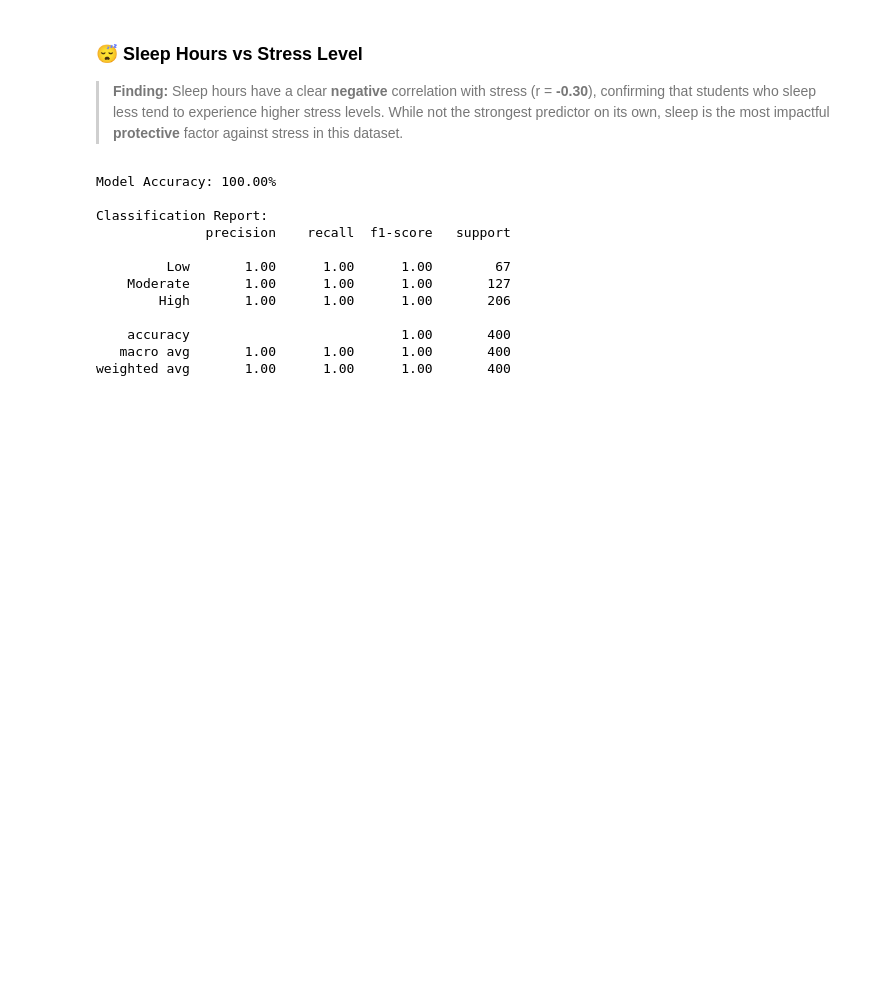
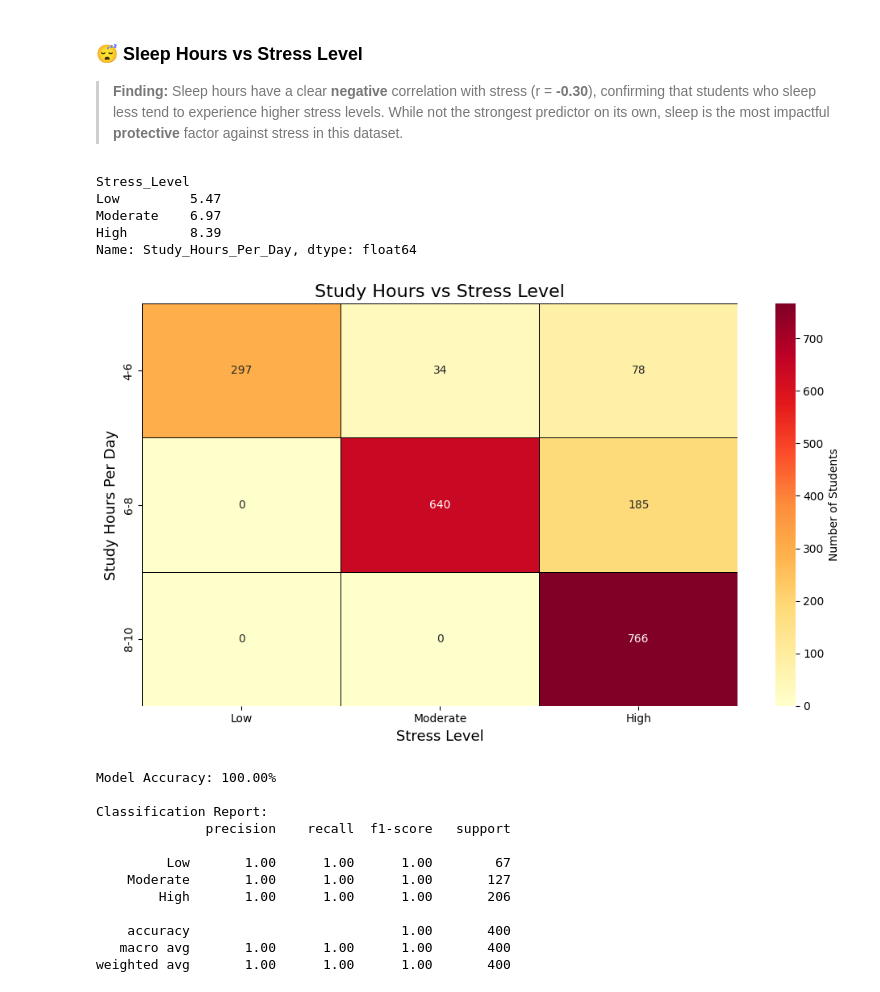
Before and after one commit to MZemik/student-lifestyle-analysis, a Jupyter notebook: student_lifestyle_analysis.ipynb, the cells around one changed output. Saved outputs shown, nothing was run; the diff lists cells and outputs as text; code cells hidden in the pictures; blank space fills up the shorter version.

Commit message:
feat: stress vs study hours heatmap (#12)

```diff
--- a/student_lifestyle_analysis.ipynb
+++ b/student_lifestyle_analysis.ipynb
@@ -201,6 +201,36 @@ plot_hours_vs_stress_heatmap(
 ### 😴 Sleep Hours vs Stress Level
 
 > **Finding:** Sleep hours have a clear **negative** correlation with stress (r = **-0.30**), confirming that students who sleep less tend to experience higher stress levels. While not the strongest predictor on its own, sleep is the most impactful **protective** factor against stress in this dataset.
+# %%
+mean_study_stress = df_realnames_lifestyle.groupby("Stress_Level", observed=False)["Study_Hours_Per_Day"].mean().round(2)
+print(mean_study_stress)
+# %% [output]
+Stress_Level
+Low         5.47
+Moderate    6.97
+High        8.39
+Name: Study_Hours_Per_Day, dtype: float64
+# %%
+# Bin study hours into labeled ranges
+study_bins = pd.cut(
+    df_realnames_lifestyle["Study_Hours_Per_Day"],
+    bins=[0, 2, 4, 6, 8, 10, 12],
+    labels=["0-2", "2-4", "4-6", "6-8", "8-10", "10-12"]
+)
+
+# Crosstab: rows = study hour bins, cols = stress level, values = student counts
+ct = pd.crosstab(study_bins, df_realnames_lifestyle["Stress_Level"])
+
+plt.figure(figsize=(10, 6))
+sns.heatmap(ct, annot=True, fmt="d", cmap="YlOrRd", linewidths=0.5, linecolor="black", cbar_kws={"label" : "Number of Students"})
+plt.title("Study Hours vs Stress Level", fontsize=16)
+plt.xlabel("Stress Level", fontsize=13)
+plt.ylabel("Study Hours Per Day", fontsize=13)
+plt.tight_layout()
+plt.savefig("results/plots/heatmap_study_stress.jpg", format="jpg")
+plt.show()
+# %% [output]
+[figure, added]
 # %%
 # Machine learning imports for training and evaluating a stress level classifier
 from sklearn.ensemble import RandomForestClassifier
```
Also changed, not shown: 1 other file.
